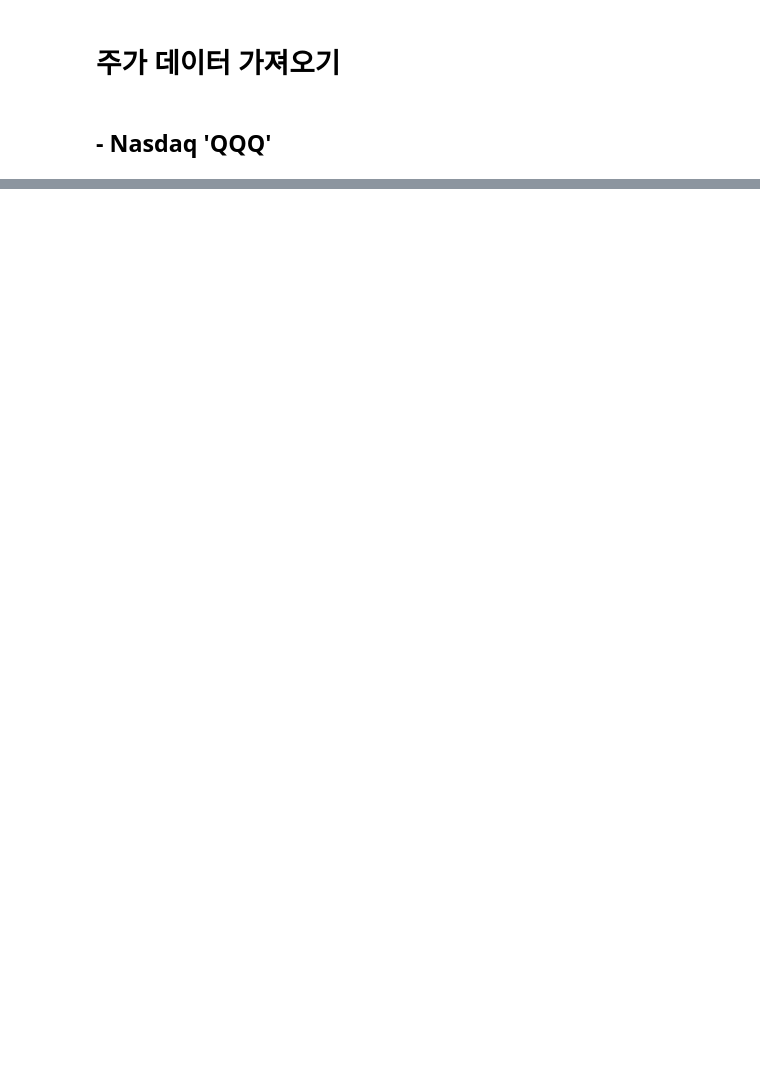
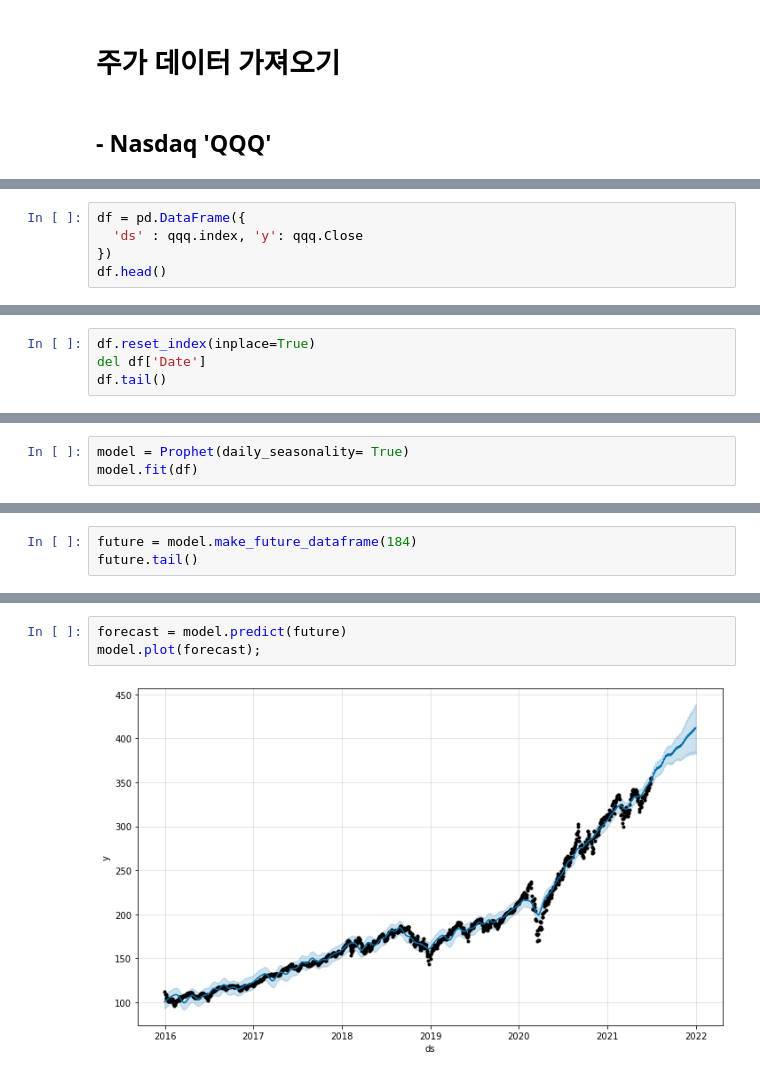
Before and after one commit to seohyunjin/HK_DeepLearning-2021, a Jupyter notebook: 03_OpenAI/01_주가예측.ipynb, the cells around one changed output, grey strips where cells are left out. Drawn from its saved outputs; the diff is of its cells as text; blank space fills up the shorter version.

```diff
--- a/03_OpenAI/01_주가예측.ipynb
+++ b/03_OpenAI/01_주가예측.ipynb
@@ -28,0 +93,5 @@ TypeError: DataReader() got an unexpected keyword argument 'data_soursce'
+# %%
+df = pd.DataFrame({
+  'ds' : qqq.index, 'y': qqq.Close
+})
+df.head()
@@ -28,0 +106,4 @@ TypeError: DataReader() got an unexpected keyword argument 'data_soursce'
+# %%
+df.reset_index(inplace=True)
+del df['Date']
+df.tail()
@@ -28,0 +117,3 @@ TypeError: DataReader() got an unexpected keyword argument 'data_soursce'
+# %%
+model = Prophet(daily_seasonality= True)
+model.fit(df)
@@ -28,0 +122,3 @@ TypeError: DataReader() got an unexpected keyword argument 'data_soursce'
+# %%
+future = model.make_future_dataframe(184)
+future.tail()
@@ -28,0 +132,5 @@ TypeError: DataReader() got an unexpected keyword argument 'data_soursce'
+# %%
+forecast = model.predict(future)
+model.plot(forecast);
+# %% [output]
+[figure, added]
```
Also changed, not shown: parts of 16 cells of this notebook, 1 other file.
